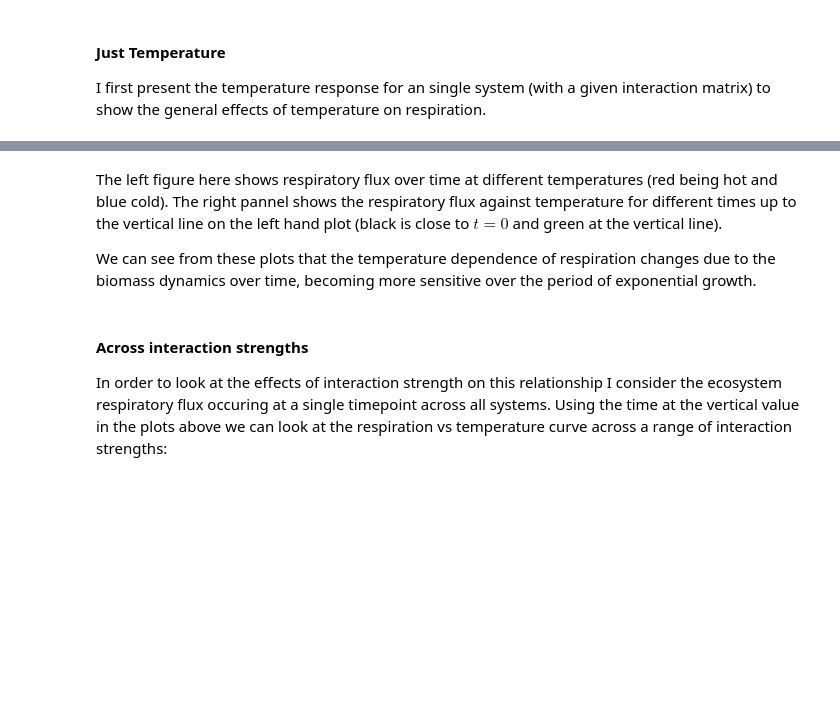
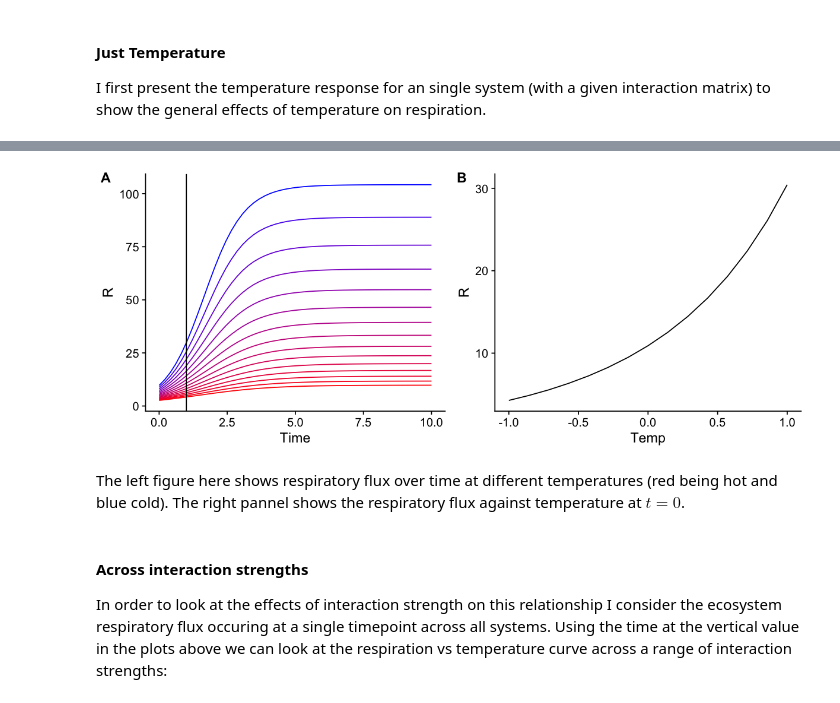
Before and after one commit to CleggTom/Bacterial_Interactions, a Jupyter notebook: notebooks/Model_notes.ipynb, the cells around one changed output, grey strips where cells are left out. Cells and saved outputs as stored; diff of their text form; code cells hidden in the pictures; blank space fills up the shorter version.

```diff
--- a/notebooks/Model_notes.ipynb
+++ b/notebooks/Model_notes.ipynb
@@ -109,7 +139,23 @@ I first present the temperature response for an single system (with a given inte
+# %%
+p1 <- bind_rows(df_list) %>%
+    filter(Rep == 1 , a < 0.03, a > 0) %>%
+    ggplot(aes(x=Time, y = R, group = Temp, colour = Temp))+
+        geom_line()+
+        geom_vline(xintercept = 1)+
+        scale_color_gradient(low="red", high="blue",guide = F)+
+        theme_cowplot()
+
+p2 <- bind_rows(df_list) %>%
+    filter(Rep == 1 , a < 0.03, a > 0, Time > 1.0, Time < 1.1 ) %>%
+    ggplot(aes(x=Temp,y=R))+
+        geom_line()+
+        theme_cowplot()
+
+plot_grid(p1,p2,labels = c("A","B"))
+# %% [output]
+[figure, added]
 # %% [markdown]
-The left figure here shows respiratory flux over time at different temperatures (red being hot and blue cold). The right pannel shows the respiratory flux against temperature for different times up to the vertical line on the left hand plot (black is close to $t = 0$ and green at the vertical line).
-
-We can see from these plots that the temperature dependence of respiration changes due to the biomass dynamics over time, becoming more sensitive over the period of exponential growth.
+The left figure here shows respiratory flux over time at different temperatures (red being hot and blue cold). The right pannel shows the respiratory flux against temperature at $t = 0$.
 # %% [markdown]
 #### Across interaction strengths
 In order to look at the effects of interaction strength on this relationship I consider the ecosystem respiratory flux occuring at a single timepoint across all systems. Using the time at the vertical value in the plots above we can look at the respiration vs temperature curve across a range of interaction strengths:
```
Also changed, not shown: parts of 46 cells of this notebook.
